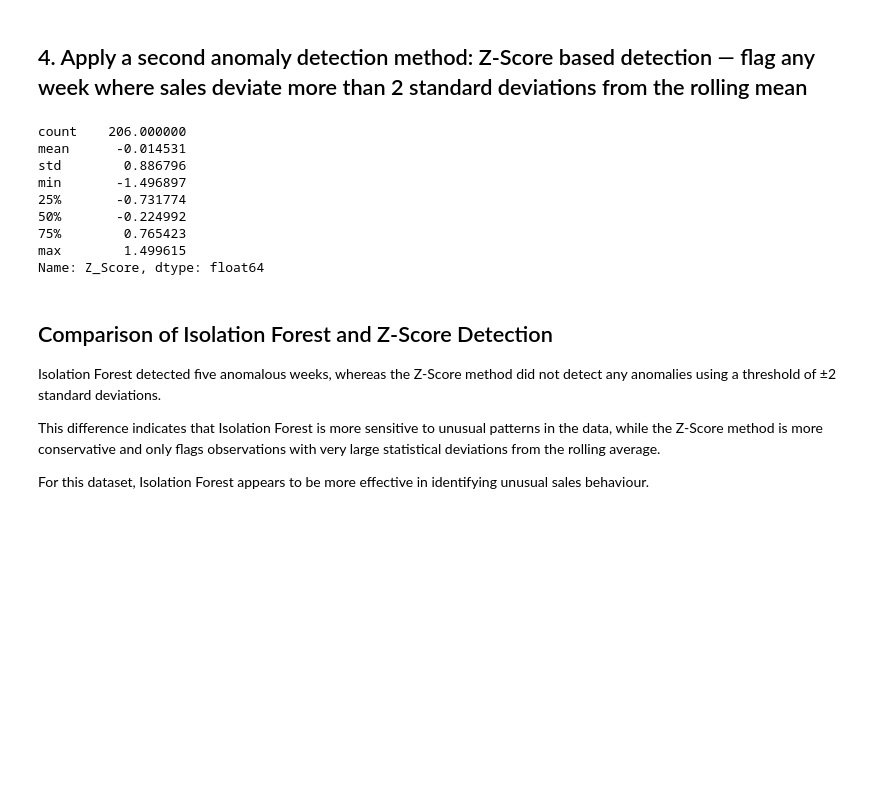
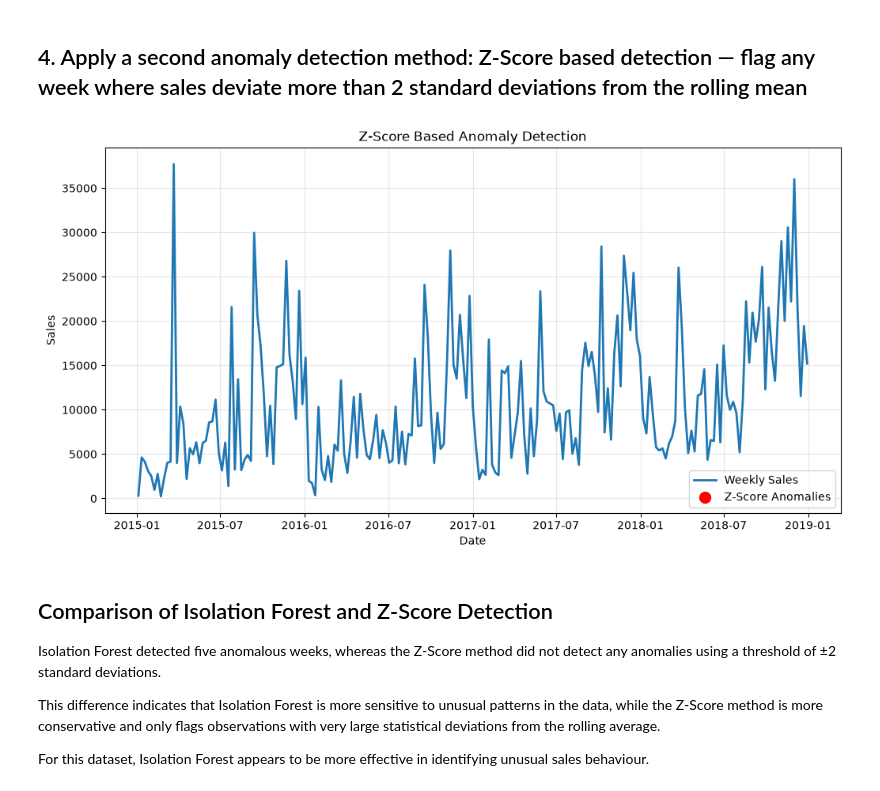
Before and after one commit to aroranaman1003/SalesForecasting_NamanArora, a Jupyter notebook: analysis.ipynb, the cells around one changed output. Drawn from its saved outputs; the diff is of its cells as text; code cells hidden in the pictures; blank space fills up the shorter version.

```diff
--- a/analysis.ipynb
+++ b/analysis.ipynb
@@ -1442,42 +1488,74 @@ zscore_data["Rolling_STD"] = (
     zscore_data["Sales"]
     .rolling(window=4)
     .std()
 )
 
 zscore_data.head()
 
 
 zscore_data["Z_Score"] = (
     (
         zscore_data["Sales"]
         - zscore_data["Rolling_Mean"]
     )
     /
     zscore_data["Rolling_STD"]
 )
 
 zscore_data["Anomaly"] = (
     zscore_data["Z_Score"]
     .abs()
     > 2
 )
 
 zscore_anomalies = zscore_data[
     zscore_data["Anomaly"]
 ]
 
 zscore_anomalies
 zscore_data["Z_Score"].describe()
+
+
+# After identifying anomalies using both Isolation Forest and Z-Score methods, we can visualize the results to better understand the anomalies in the weekly sales data. The following code generates a plot that highlights the anomalies detected by the Z-Score method.
+plt.figure(figsize=(12,6))
+
+plt.plot(
+    weekly_sales["Order Date"],
+    weekly_sales["Sales"],
+    label="Weekly Sales",
+    linewidth=2
+)
+
+plt.scatter(
+    zscore_anomalies["Order Date"],
+    zscore_anomalies["Sales"],
+    color="red",
+    label="Z-Score Anomalies",
+    s=100
+)
+
+plt.title("Z-Score Based Anomaly Detection")
+
+plt.xlabel("Date")
+
+plt.ylabel("Sales")
+
+plt.legend()
+
+plt.grid(alpha=0.3)
+
+plt.savefig("charts/zscore_anomalies.png")
+
+plt.show()
+
+zscore_anomalies[
+    ["Order Date", "Sales"]
+].to_csv(
+    "models/zscore_anomalies.csv",
+    index=False
+)
 # %% [output]
-count    206.000000
-mean      -0.014531
-std        0.886796
-min       -1.496897
-25%       -0.731774
-50%       -0.224992
-75%        0.765423
-max        1.499615
-Name: Z_Score, dtype: float64
+[figure, added]
 # %% [markdown]
 ## Comparison of Isolation Forest and Z-Score Detection
 
```
Also changed, not shown: parts of 7 cells of this notebook, 12 other files.
